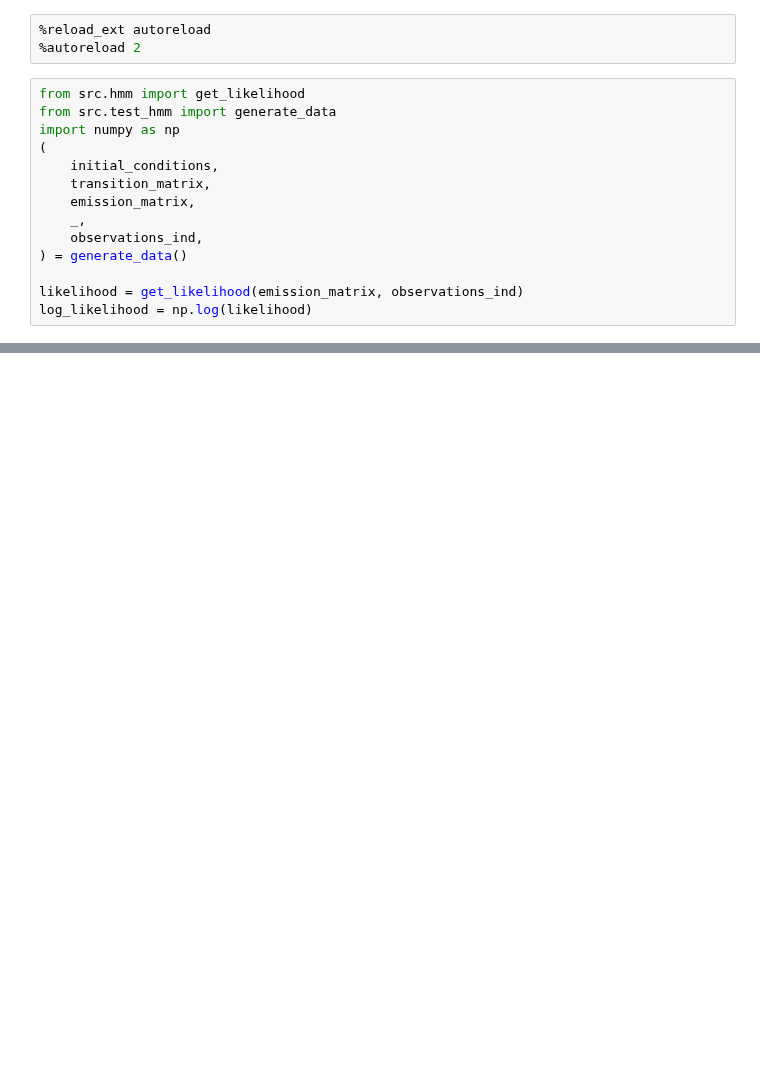
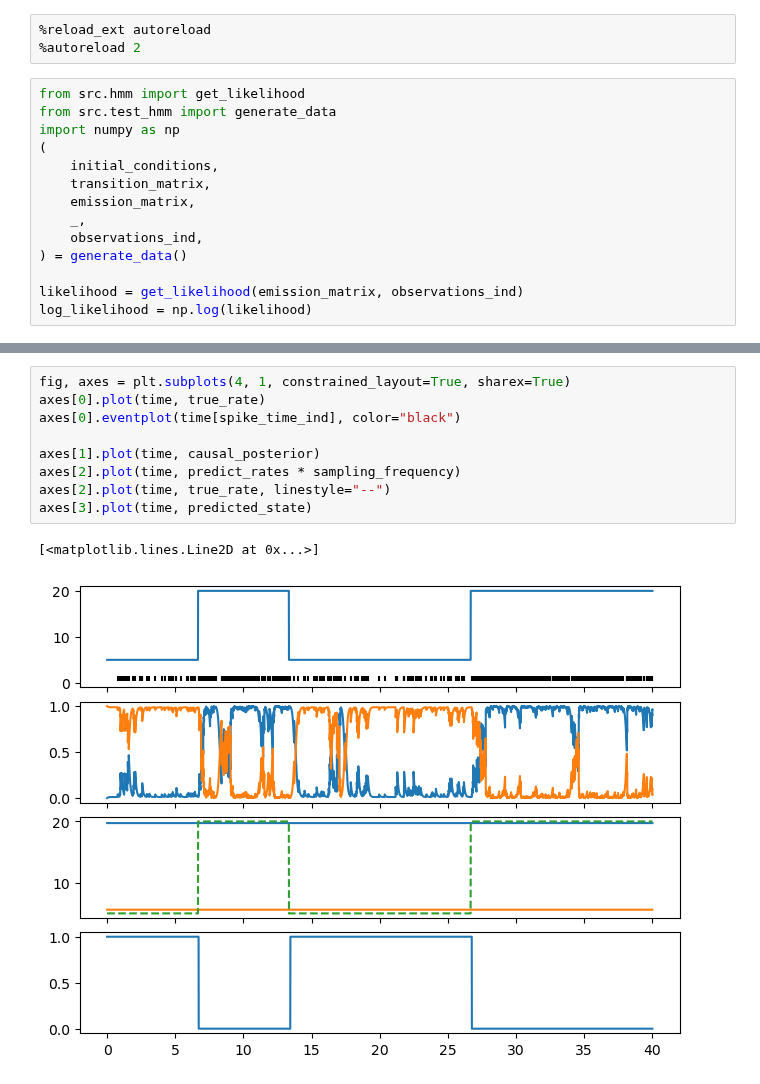
Before and after one commit to edeno/test_hmm, a Jupyter notebook: notebooks/test_hmm3.ipynb, the cells around one changed output, grey strips where cells are left out. Drawn from its saved outputs; the diff is of its cells as text; blank space fills up the shorter version.

```diff
--- a/notebooks/test_hmm3.ipynb
+++ b/notebooks/test_hmm3.ipynb
@@ -84,0 +210,12 @@ plt.plot(acausal_posterior)
+# %%
+fig, axes = plt.subplots(4, 1, constrained_layout=True, sharex=True)
+axes[0].plot(time, true_rate)
+axes[0].eventplot(time[spike_time_ind], color="black")
+
+axes[1].plot(time, causal_posterior)
+axes[2].plot(time, predict_rates * sampling_frequency)
+axes[2].plot(time, true_rate, linestyle="--")
+axes[3].plot(time, predicted_state)
+# %% [output]
+[<matplotlib.lines.Line2D at 0x...>]
+[figure, added]
```
Also changed, not shown: parts of 30 cells of this notebook, 4 other files.
